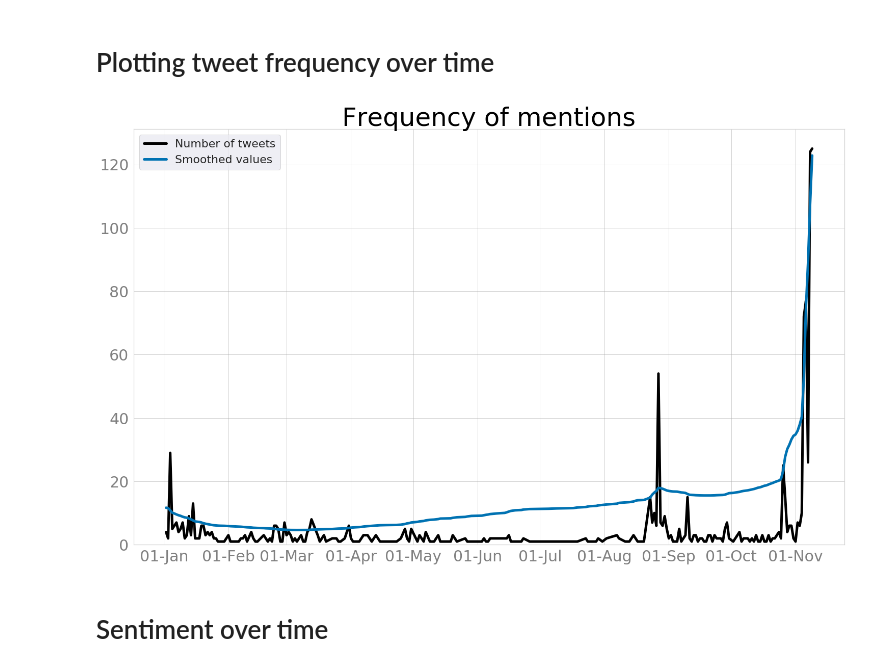
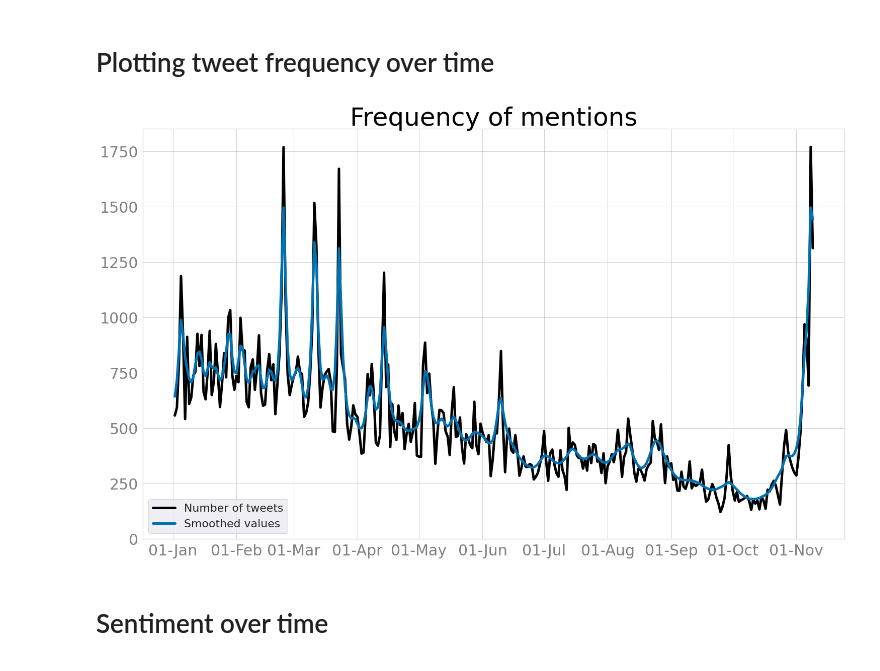
Before and after one commit to stinenyhus/HOPE-keyword-query-Twitter, a Jupyter notebook: notebooks/visualize_HOPE.ipynb, the cells around one changed output. Cells and saved outputs as stored; diff of their text form; code cells hidden in the pictures.

```diff
--- a/notebooks/visualize_HOPE.ipynb
+++ b/notebooks/visualize_HOPE.ipynb
@@ -87,7 +87,7 @@ def get_tweet_frequencies(df):
 # %% [markdown]
 ### Define keyword searched for
 # %%
-data_prefix = "samfundskrit"
+data_prefix = "corona"
 map_prefix = f"{data_prefix}_files"
 # %% [markdown]
 ### Load file and prepare date column
@@ -120,31 +117,31 @@ df = get_tweet_frequencies(df.drop("nr_of_tweets", axis=1))
 # %% [markdown]
 # Plotting tweet frequency over time
 # %%
-smoothing_value = 200
+smoothing_value = 2000
 save = True
 
 fig, ax1, palette = set_base_plot_settings(fontsize=30, if_palette = True)
 
 ax1 = sns.lineplot(x="date", y="nr_of_tweets",
                   color = palette[0],
                    #alpha = 0.30,
                      linewidth = 5, data = df)
 
 ax1 = sns.lineplot(x="date", y=f"s{smoothing_value}_nr_of_tweets",
                   color = palette[5],
                      linewidth = 5, data = df)
 
 fig, ax1 = set_late_plot_settings(if_dates = True)
 plt.legend(labels=['Number of tweets', "Smoothed values"])
 ax1.set_title("Frequency of mentions", fontdict = {'fontsize':50}, color = "Black")
 
 plot_name = f"../fig/{data_prefix}/{data_prefix}_freq_{smoothing_value}.png"
 if save:
     fig.savefig(plot_name)
 
 fig.show()
 # %% [output]
-[figure, old version]
+[figure, new version]
 # %% [markdown]
 # Sentiment over time
 # %% [markdown]
```
Also changed, not shown: parts of 1 cell of this notebook.
